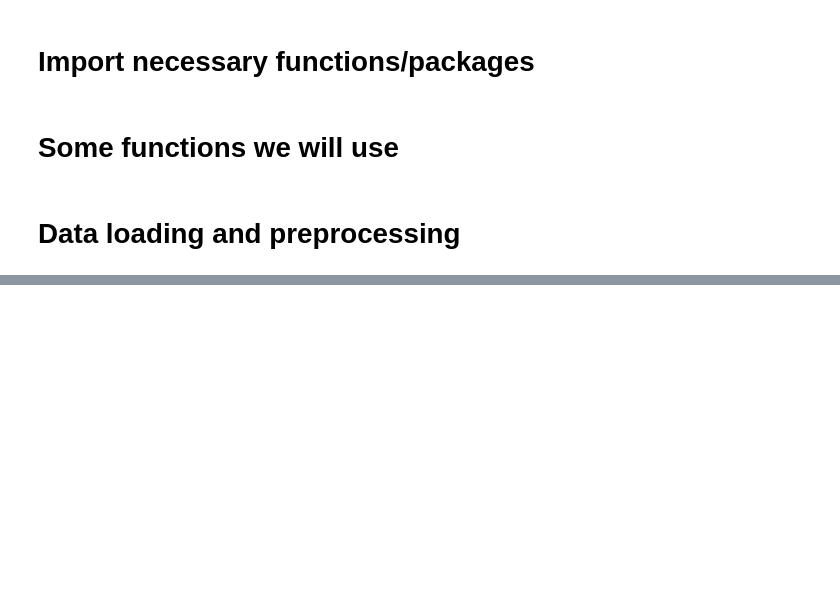
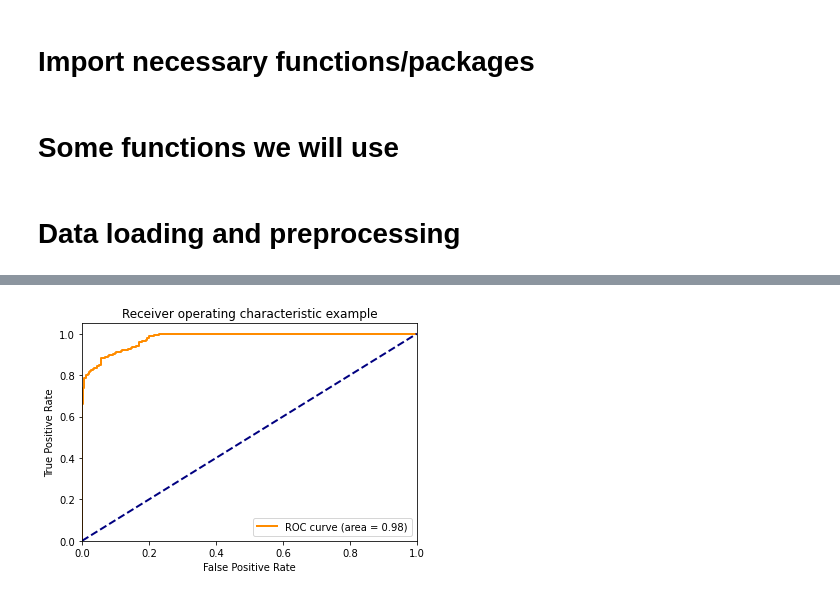
Before and after one commit to SabinevanMierlo/TM10007_PROJECT, a Jupyter notebook: assignment.ipynb, the cells around one changed output, grey strips where cells are left out. Drawn from its saved outputs; the diff is of its cells as text; code cells hidden in the pictures; blank space fills up the shorter version.

Commit message:
Outer cross-validation and metrics

```diff
--- a/assignment.ipynb
+++ b/assignment.ipynb
@@ -489,12 +161,0 @@ Hyperparameter optimization of RF
-# %%
-# Define hyperparameters for RF
-forest_parameters = {'n_estimators': list(range(50,301)),
-                   'criterion':  ['gini', 'entropy'],
-                   'max_depth': [4, 5, 6, 7, 8, 9, 10],
-                   'max_features': ['auto','sqrt','log2']}
-
-# Perform randomized search with cross-validation for hyperparameter optimization
-grid = RandomizedSearchCV(RandomForestClassifier(), forest_parameters, refit = True, n_iter=10, random_state=42, verbose = 3)
-grid.fit(X_train, y_train)
-
-print("The best classifier is: ", grid.best_estimator_)
@@ -581,0 +477,87 @@ mean recall is 0.5323529411764706
+# %%
+# Repeat the experiment 20 times, use 20 random splits in which class balance is retained
+sss = StratifiedShuffleSplit(n_splits=2, test_size=0.2, random_state=0) #n_splits nog aanpassen!!
+train_auc_scores = []
+test_auc_scores = []
+train_accuracy_scores = []
+test_accuracy_scores = []
+
+for train_index, test_index in sss.split(x, y_bin):
+
+    X_train = x[train_index]
+    y_train = y_bin[train_index]
+    X_test = x[test_index]
+    y_test = y_bin[test_index]
+
+    # Scaling of features
+    scaler = RobustScaler()
+    scaler.fit(X_train)
+    X_train_scaled = scaler.transform(X_train)
+    X_test_scaled = scaler.transform(X_test)
+
+    # Feature selection - L1 method
+    selector = SelectFromModel(estimator=Lasso(alpha=10**(-10), random_state=42), threshold='median')
+    selector.fit(X_train_scaled, y_train)
+    n_original = X_train_scaled.shape[1]
+    X_train = selector.transform(X_train_scaled)
+    X_test = selector.transform(X_test_scaled)
+    n_selected = X_train.shape[1]
+    print(f"Selected {n_selected} from {n_original} features with L1 method.")
+
+    # Define hyperparameters for RF
+    forest_parameters = {'n_estimators': list(range(50,301)),
+                      'criterion':  ['gini', 'entropy'],
+                      'max_depth': [4, 5, 6, 7, 8, 9, 10],
+                      'max_features': ['auto','sqrt','log2']}
+
+    # Perform randomized search with cross-validation for hyperparameter optimization
+    cv_10fold = StratifiedKFold(n_splits=5) #n_splits nog aanpassen!!
+    grid = RandomizedSearchCV(RandomForestClassifier(), forest_parameters, cv=cv_10fold, refit = True, verbose = 3, random_state=42)
+    grid.fit(X_train, y_train)
+
+    print("The best classifier is: ", grid.best_estimator_)
+
+    # Determine scores for train and test set
+    score_train_auc = grid.best_estimator_.predict_proba(X_train)
+    score_test_auc = grid.best_estimator_.predict_proba(X_test)
+    score_train_acc = grid.best_estimator_.score(X_train,y_train)
+    score_test_acc = grid.best_estimator_.score(X_test,y_test)
+
+    # Plot ROC curve for train and test set
+    plot_roc_curve(score_train_auc, y_train)
+    plot_roc_curve(score_test_auc, y_test)
+
+    score_train_auc_1 = score_train_auc[:, 1]
+    score_train_auc_final = roc_auc_score(y_train,score_train_auc_1)
+    score_test_auc_1 = score_test_auc[:, 1]
+    score_test_auc_final = roc_auc_score(y_test,score_test_auc_1)
+
+    train_auc_scores.append(score_train_auc_final)
+    test_auc_scores.append(score_test_auc_final)
+    train_accuracy_scores.append(score_train_acc)
+    test_accuracy_scores.append(score_test_acc)
+
+# Create numpy array of scores and calculate the mean and std
+all_train_auc = np.array(train_auc_scores)
+all_test_auc = np.array(test_auc_scores)
+
+all_train_accuracy = np.array(train_accuracy_scores)
+all_test_accuracy = np.array(test_accuracy_scores)
+
+train_scores_auc_mean = all_train_auc.mean(axis=0)
+train_scores_auc_std = all_train_auc.std(axis=0)
+
+train_scores_accuracy_mean = all_train_accuracy.mean(axis=0)
+train_scores_accuracy_std = all_train_accuracy.std(axis=0)
+
+test_scores_auc_mean = all_test_auc.mean(axis=0)
+test_scores_auc_std = all_test_auc.std(axis=0)
+
+test_scores_accuracy_mean = all_test_accuracy.mean(axis=0)
+test_scores_accuracy_std = all_test_accuracy.std(axis=0)
+
+print(f'mean train auc-score is {train_scores_auc_mean}')
+print(f'mean test auc-score is {test_scores_auc_mean}')
+print(f'mean train accuracy-score is {train_scores_accuracy_mean}')
+print(f'mean test accuracy-score is {test_scores_accuracy_mean}')
+# %% [output]
@@ -581,0 +600 @@ mean recall is 0.5323529411764706
+[figure, added]
```
Also changed, not shown: parts of 45 cells of this notebook.
